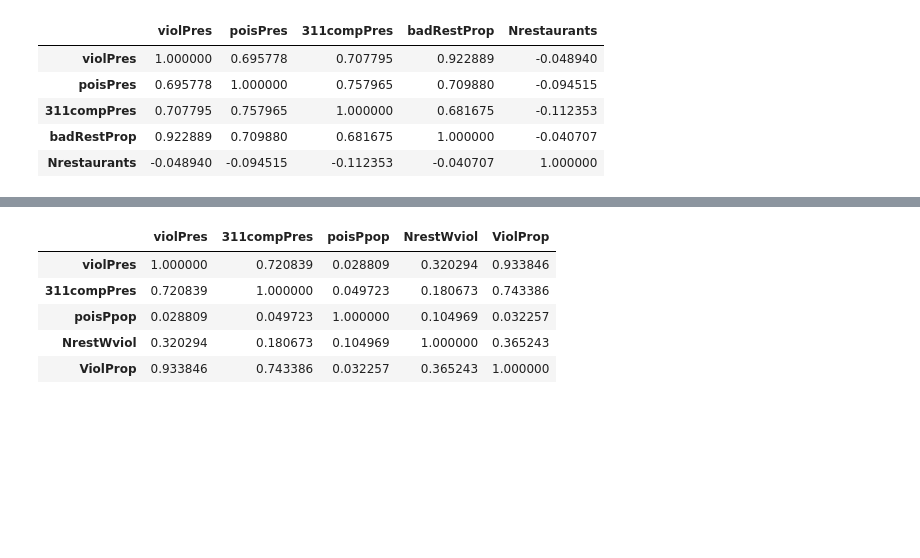
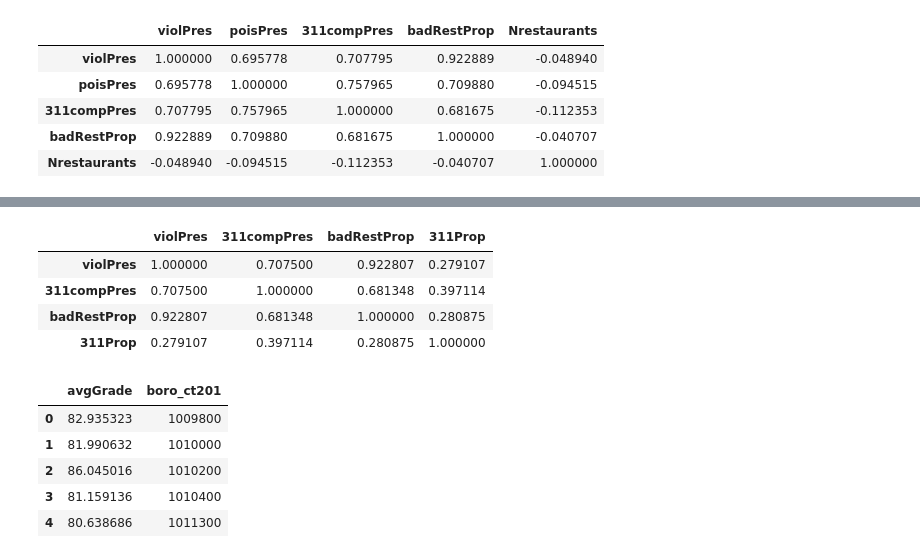
Before and after one commit to devashish2002/Current_files, a Jupyter notebook: rest/ExplorationNT.ipynb, the cells around one changed output, grey strips where cells are left out. Cells and saved outputs as stored; diff of their text form; code cells hidden in the pictures; blank space fills up the shorter version.

```diff
--- a/rest/ExplorationNT.ipynb
+++ b/rest/ExplorationNT.ipynb
@@ -340,0 +248,4 @@ AllNT[['violPres', '311compPres', 'poisPpop', 'NrestWviol', 'ViolProp']].corr()
+# %%
+data311elseCount = pd.read_csv('data311elseCount.csv')
+AllNT = AllNT.merge(data311elseCount, on='boro_ct201', how='outer')
+AllNT.head()
@@ -340,0 +260,6 @@ AllNT[['violPres', '311compPres', 'poisPpop', 'NrestWviol', 'ViolProp']].corr()
+# %%
+AllNT.drop(columns={'Unnamed: 0'}, inplace=True)
+AllNT.fillna(value={'Tot311comp':0}, inplace=True)
+# %%
+AllNT['311Prop'] = AllNT['311complaints']/AllNT['Tot311comp']
+AllNT[['violPres', 'poisPres', '311compPres', 'badRestProp', 'Nrestaurants', '311Prop']].corr()
@@ -340,0 +274,2 @@ AllNT[['violPres', '311compPres', 'poisPpop', 'NrestWviol', 'ViolProp']].corr()
+# %%
+AllNT.dropna(subset=['311Prop'], inplace=True)
@@ -341,9 +314,21 @@ AllNT[['violPres', '311compPres', 'poisPpop', 'NrestWviol', 'ViolProp']].corr()
 # %%
-AllNT[['violPres', '311compPres', 'poisPpop', 'NrestWviol', 'ViolProp']].corr()
+AllNT[['violPres', '311compPres', 'badRestProp', '311Prop']].corr()
 # %% [output]
-|  | violPres | 311compPres | poisPpop | NrestWviol | ViolProp |
-| violPres | 1.000000 | 0.720839 | 0.028809 | 0.320294 | 0.933846 |
-| 311compPres | 0.720839 | 1.000000 | 0.049723 | 0.180673 | 0.743386 |
-| poisPpop | 0.028809 | 0.049723 | 1.000000 | 0.104969 | 0.032257 |
-| NrestWviol | 0.320294 | 0.180673 | 0.104969 | 1.000000 | 0.365243 |
-| ViolProp | 0.933846 | 0.743386 | 0.032257 | 0.365243 | 1.000000 |
+|  | violPres | 311compPres | badRestProp | 311Prop |
+| violPres | 1.000000 | 0.707500 | 0.922807 | 0.279107 |
+| 311compPres | 0.707500 | 1.000000 | 0.681348 | 0.397114 |
+| badRestProp | 0.922807 | 0.681348 | 1.000000 | 0.280875 |
+| 311Prop | 0.279107 | 0.397114 | 0.280875 | 1.000000 |
+# %%
+avgGrades = pd.read_csv('avgGrades.csv')
+avgGrades.drop(columns={'Unnamed: 0'}, inplace=True)
+AllNT = AllNT.merge(avgGrades, on='boro_ct201', how='outer')
+AllNT.fillna(value={'avgGrade':np.mean(avgGrades.avgGrade.values)}, inplace=True)
+avgGrades.head()
+# %% [output]
+|  | avgGrade | boro_ct201 |
+| 0 | 82.935323 | 1009800 |
+| 1 | 81.990632 | 1010000 |
+| 2 | 86.045016 | 1010200 |
+| 3 | 81.159136 | 1010400 |
+| 4 | 80.638686 | 1011300 |
```
Also changed, not shown: parts of 27 cells of this notebook.
